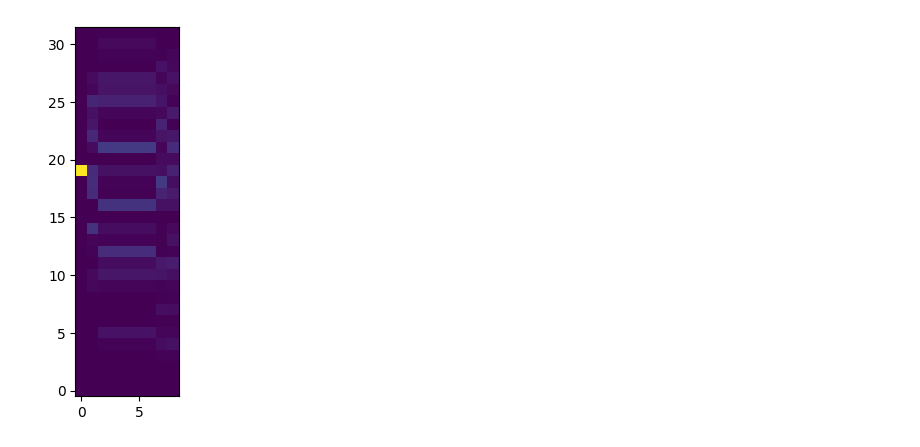
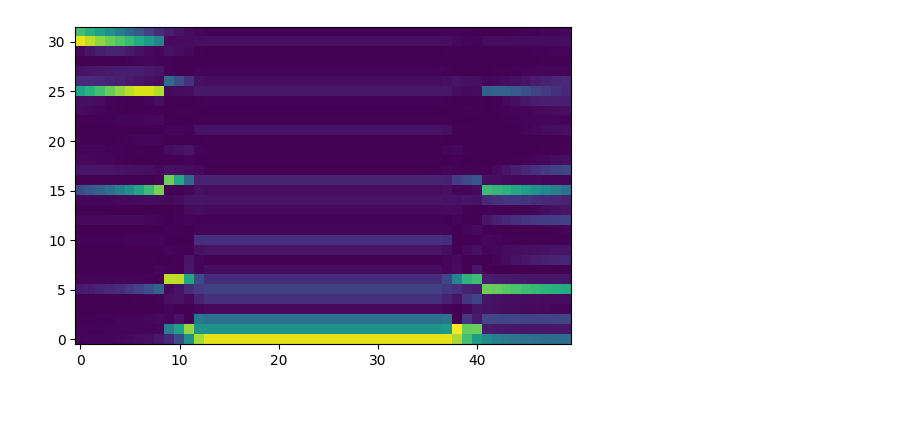
Before and after one commit to petr-ivashkov/quantum-mcmc, a Jupyter notebook: reverse_annealing_spectrum.ipynb, the cells around one changed output. Drawn from its saved outputs; the diff is of its cells as text; code cells hidden in the pictures; blank space fills up the shorter version.

```diff
--- a/reverse_annealing_spectrum.ipynb
+++ b/reverse_annealing_spectrum.ipynb
@@ -141,0 +44,20 @@ for u in range(n_points):
+# %%
+psi_0 = get_i_th_eigenstate(H_ising, 0)
+
+t_eval = np.linspace(0, t_max, 50)
+psi_t = solve_state_tdse(hamiltonian, t_max, psi_0, return_intermediate=True, t_eval=t_eval)
+# %%
+def get_instanteneous_eigendecomposition(hamiltonian, t_eval):
+    eigenstates = np.zeros((len(t_eval), len(hamiltonian(0)), len(hamiltonian(0))))
+    eigenenergies = np.zeros((len(t_eval), len(hamiltonian(0))))
+    for i, t in enumerate(t_eval):
+        vals, vecs = np.linalg.eigh(hamiltonian(t))
+        eigenstates[i, :] = vecs
+        eigenenergies[i, :] = vals
+    return eigenenergies, eigenstates
+# %%
+instanteneous_eigenenergies, instanteneous_eigenstates = get_instanteneous_eigendecomposition(hamiltonian, t_eval)
+# %%
+eigenstate_population_t = np.zeros((len(t_eval), d))
+for i in range(len(t_eval)):
+    eigenstate_population_t[i, :] = np.abs(instanteneous_eigenstates[i].T.conj() @ psi_t[i])**2
@@ -142,5 +68,5 @@ for u in range(n_points):
 # %%
-plt.imshow(eigstate_probs.T, origin='lower')
+plt.imshow(eigenstate_population_t.T, origin='lower')
 plt.show()
 # %% [output]
-[figure, old version]
+[figure, new version]
```
Also changed, not shown: parts of 14 cells of this notebook, 4 other files.
